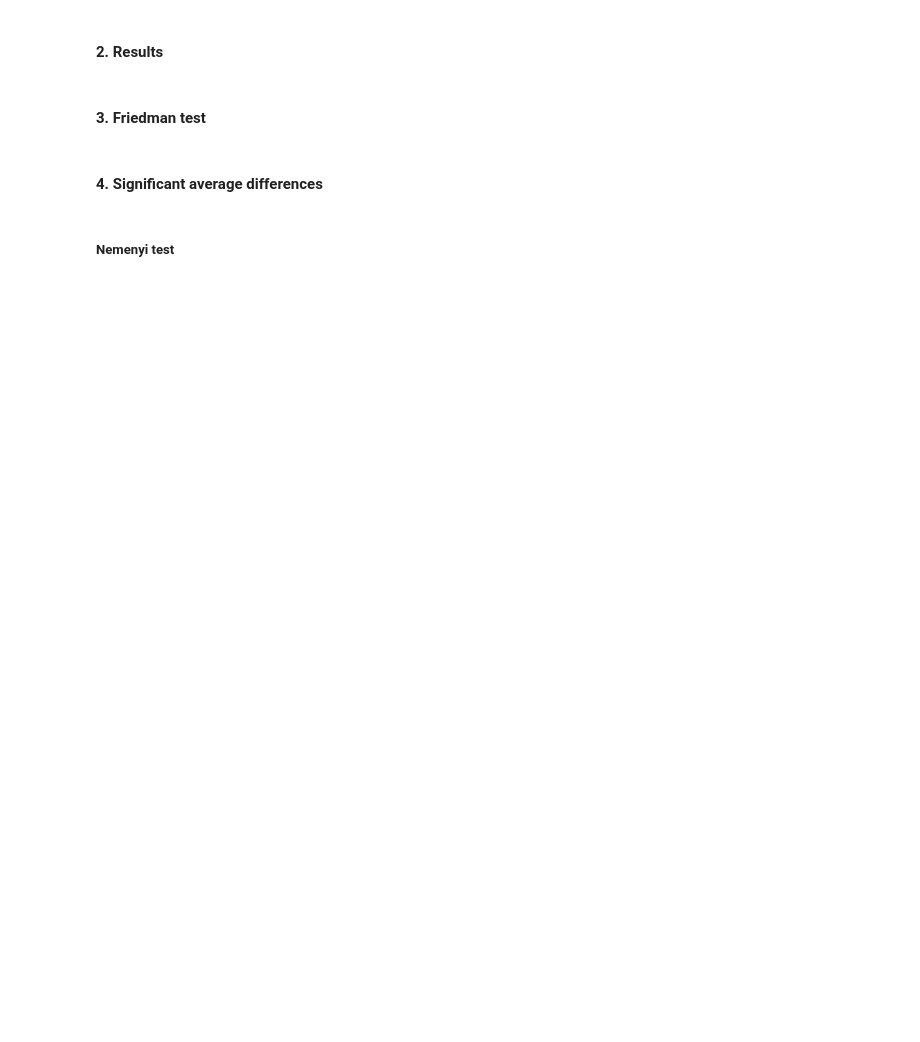
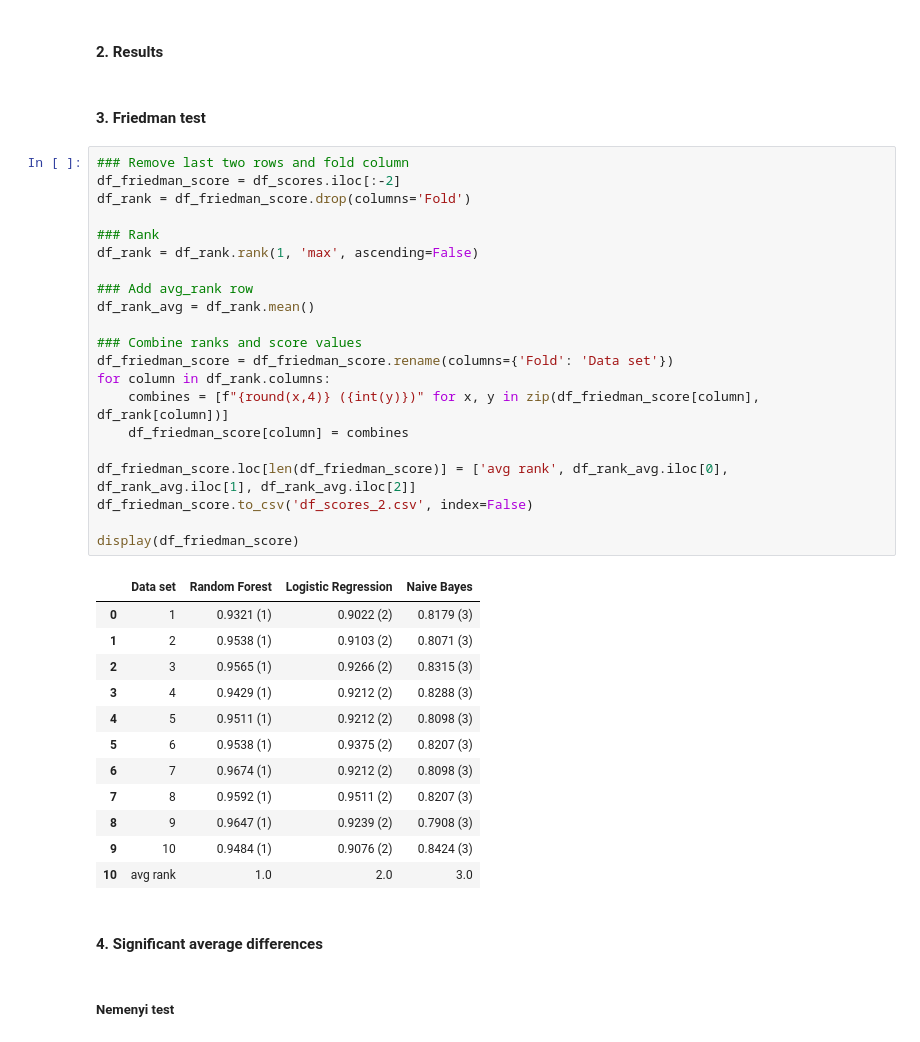
Before and after one commit to Caoze1/dv2599_a2, a Jupyter notebook: book.ipynb, the cells around one changed output. Cells and saved outputs as stored; diff of their text form; blank space fills up the shorter version.

Commit message:
friedman, latex, readme

```diff
--- a/book.ipynb
+++ b/book.ipynb
@@ -128,6 +132,40 @@ display(df_scores)
 #### 2. Results
 # %% [markdown]
 #### 3. Friedman test
+# %%
+### Remove last two rows and fold column
+df_friedman_score = df_scores.iloc[:-2]
+df_rank = df_friedman_score.drop(columns='Fold')
+
+### Rank
+df_rank = df_rank.rank(1, 'max', ascending=False)
+
+### Add avg_rank row
+df_rank_avg = df_rank.mean()
+
+### Combine ranks and score values
+df_friedman_score = df_friedman_score.rename(columns={'Fold': 'Data set'})
+for column in df_rank.columns:
+    combines = [f"{round(x,4)} ({int(y)})" for x, y in zip(df_friedman_score[column], df_rank[column])]
+    df_friedman_score[column] = combines
+
+df_friedman_score.loc[len(df_friedman_score)] = ['avg rank', df_rank_avg.iloc[0], df_rank_avg.iloc[1], df_rank_avg.iloc[2]]
+df_friedman_score.to_csv('df_scores_2.csv', index=False)
+
+display(df_friedman_score)
+# %% [output]
+|  | Data set | Random Forest | Logistic Regression | Naive Bayes |
+| 0 | 1 | 0.9321 (1) | 0.9022 (2) | 0.8179 (3) |
+| 1 | 2 | 0.9538 (1) | 0.9103 (2) | 0.8071 (3) |
+| 2 | 3 | 0.9565 (1) | 0.9266 (2) | 0.8315 (3) |
+| 3 | 4 | 0.9429 (1) | 0.9212 (2) | 0.8288 (3) |
+| 4 | 5 | 0.9511 (1) | 0.9212 (2) | 0.8098 (3) |
+| 5 | 6 | 0.9538 (1) | 0.9375 (2) | 0.8207 (3) |
+| 6 | 7 | 0.9674 (1) | 0.9212 (2) | 0.8098 (3) |
+| 7 | 8 | 0.9592 (1) | 0.9511 (2) | 0.8207 (3) |
+| 8 | 9 | 0.9647 (1) | 0.9239 (2) | 0.7908 (3) |
+| 9 | 10 | 0.9484 (1) | 0.9076 (2) | 0.8424 (3) |
+| 10 | avg rank | 1.0 | 2.0 | 3.0 |
 # %% [markdown]
 #### 4. Significant average differences
 # %% [markdown]
```
Also changed, not shown: parts of 3 cells of this notebook, 5 other files.
